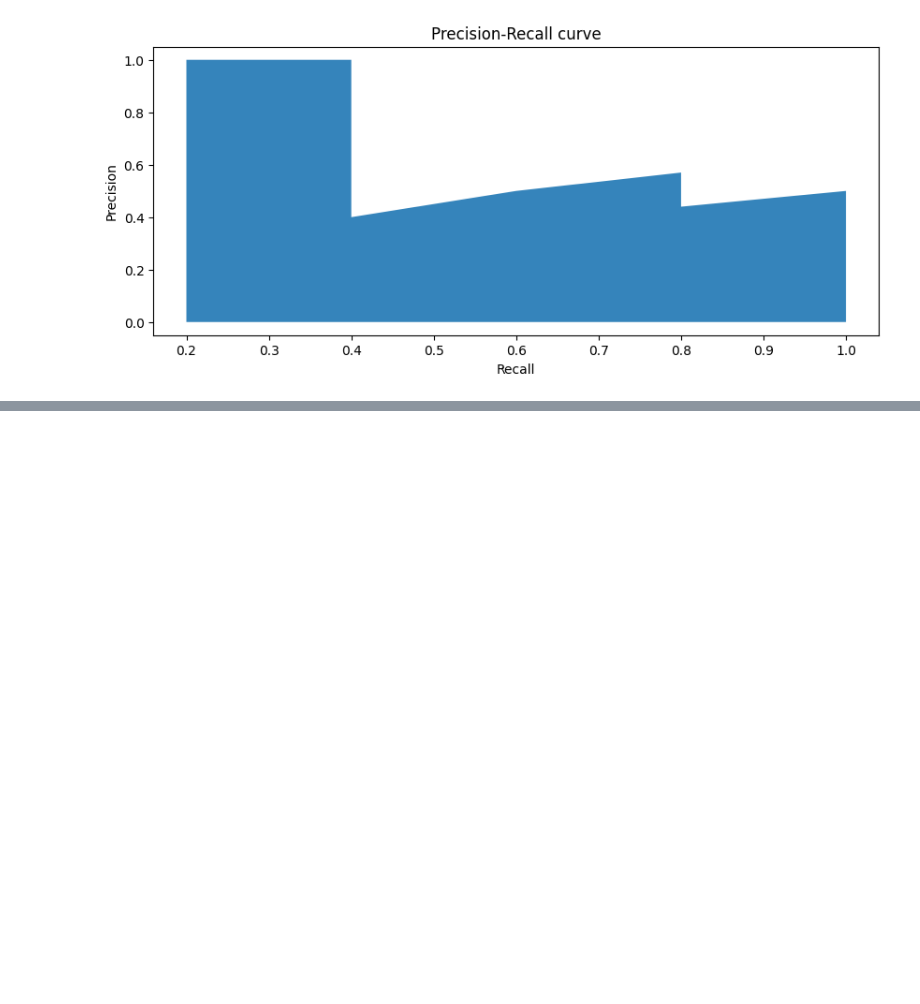
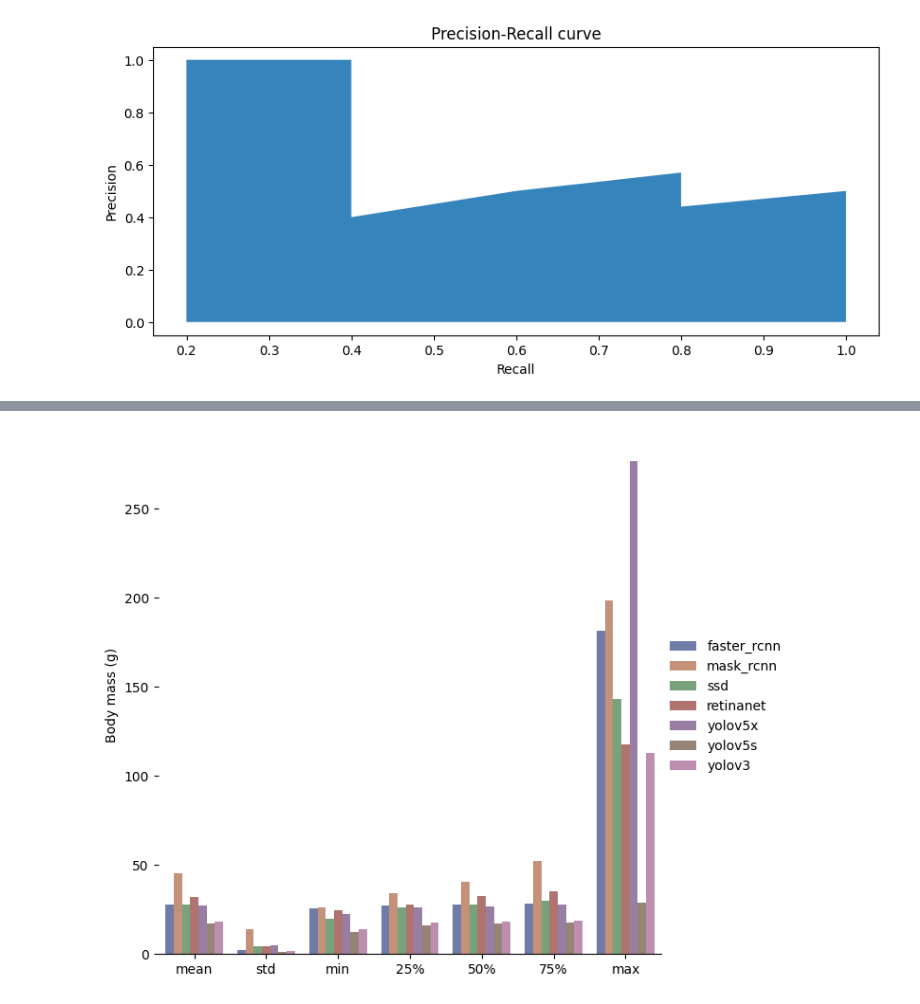
Before and after one commit to cekicbaris/DeepLearningForObjectDetection, a Jupyter notebook: notebook.ipynb, the cells around one changed output, grey strips where cells are left out. Saved outputs shown, nothing was run; the diff lists cells and outputs as text; code cells hidden in the pictures; blank space fills up the shorter version.

```diff
--- a/notebook.ipynb
+++ b/notebook.ipynb
@@ -68,0 +56,8 @@ final_df.describe()
+# %%
+final_df = pd.concat([gpu_stats, yolov3_stats], axis=1)
+df = final_df.describe().drop("name", axis=1)
+df = df.transpose().drop("count", axis=1)
+df['algorithm'] = df.index
+df
+df_melted = pd.melt(df, id_vars=['algorithm'], value_vars=['mean', 'std','min','25%','50%','75%','max'])
+df_melted
@@ -68,0 +82,18 @@ final_df.describe()
+# %%
+#sns.lineplot(data=df.transpose(), dashes=False, markers=True)
+#plt.show()
+
+sns.color_palette("husl", 9)
+
+g = sns.catplot(
+    data=df_melted, kind="bar",
+    x="variable", y="value", hue="algorithm",
+    ci="sd", palette="dark", alpha=.6, height=6
+)
+g.despine(left=True)
+g.set_axis_labels("", "Body mass (g)")
+g.legend.set_title("")
+
+plt.show()
+# %% [output]
+[figure, added]
```
Also changed, not shown: parts of 7 cells of this notebook, 5 other files.
